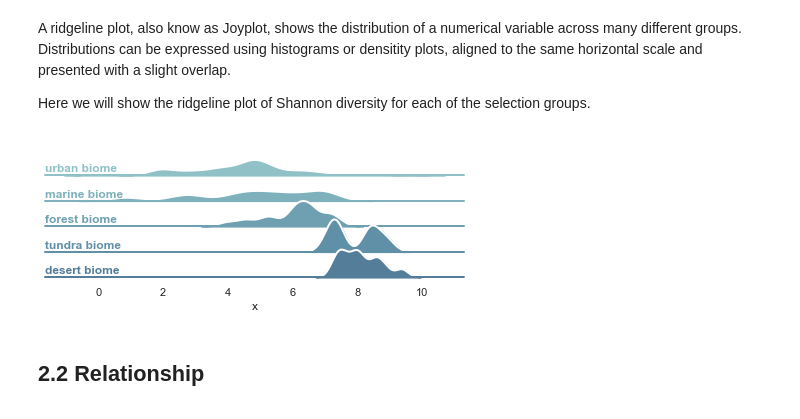
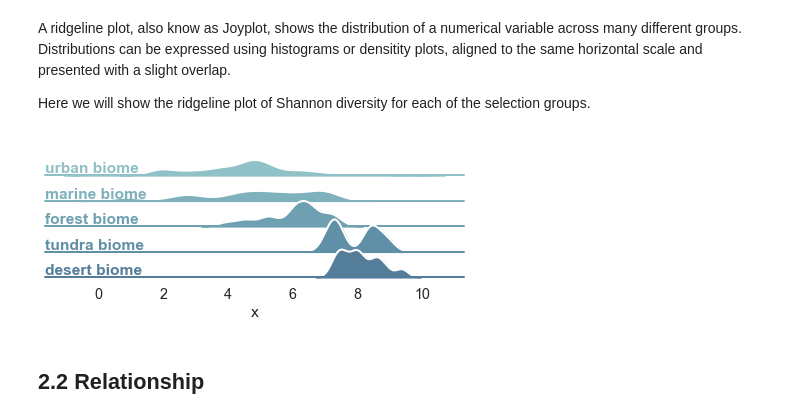
Before and after one commit to fsb-edu/DataVisualizationBook, a Jupyter notebook: DataVis_JB/chapters/chart_types.ipynb, the cells around one changed output. Cells and saved outputs as stored; diff of their text form; code cells hidden in the pictures.

```diff
--- a/DataVis_JB/chapters/chart_types.ipynb
+++ b/DataVis_JB/chapters/chart_types.ipynb
@@ -166,54 +173,38 @@ Here we will show the ridgeline plot of Shannon diversity for each of the select
 # %%
-def ridgeline(data):
-    """
-    Method to draw a Ridgeline plot from the data. The data passed to the functin has to be in the
-    following format: 2 columns where the first column should be the feature whose distribution will
-    be visualized and the second column should contain the categories.
-    """
+selection = data['env_biome'].isin(
+    ('urban biome', 'desert biome', 'marine biome', 'forest biome', 'tundra biome')
+)
+subset = data.loc[selection, :].iloc[:, 0:2] #selecting the columns that we need
+x = subset.iloc[:, 0]
+g = subset.iloc[:, 1]
+df = pd.DataFrame(dict(x=x, g=g))
 
+sns.set_theme(style="white", rc={"axes.facecolor": (0, 0, 0, 0)})
+with sns.plotting_context("notebook", font_scale=1.3):
+        #initialize the FacetGrid object
+        pal = sns.cubehelix_palette(10, rot=-.25, light=.7)
+        g = sns.FacetGrid(df, row="g", hue="g", aspect=15, height=.5, palette=pal)
 
-    sns.set_theme(style="white", rc={"axes.facecolor": (0, 0, 0, 0)})
-    x = data.iloc[:, 0]
-    g = data.iloc[:, 1]
-    df = pd.DataFrame(dict(x=x, g=g))
+        #draw the densities in a few steps
+        g.map(sns.kdeplot, "x",
+          bw_adjust=.5, clip_on=False,
+          fill=True, alpha=1, linewidth=1.5)
+        g.map(sns.kdeplot, "x", clip_on=False, color="w", lw=2, bw_adjust=.5)
 
-    #initialize the FacetGrid object
-    pal = sns.cubehelix_palette(10, rot=-.25, light=.7)
-    g = sns.FacetGrid(df, row="g", hue="g", aspect=15, height=.5, palette=pal)
+        # passing color=None to refline() uses the hue mapping
+        g.refline(y=0, linewidth=2, linestyle="-", color=None, clip_on=False)
 
-    #draw the densities in a few steps
-    g.map(sns.kdeplot, "x",
-      bw_adjust=.5, clip_on=False,
-      fill=True, alpha=1, linewidth=1.5)
-    g.map(sns.kdeplot, "x", clip_on=False, color="w", lw=2, bw_adjust=.5)
+        g.map(label, "x")
 
-    # passing color=None to refline() uses the hue mapping
-    g.refline(y=0, linewidth=2, linestyle="-", color=None, clip_on=False)
+        # Set the subplots to overlap
+        g.figure.subplots_adjust(hspace=-.25)
 
-    # Define and use a simple function to label the plot in axes coordinates
-    def label(x, color, label):
-        ax = plt.gca()
-        ax.text(0, .2, label, fontweight="bold", color=color,
-            ha="left", va="center", transform=ax.transAxes)
-
-    g.map(label, "x")
-
-    # Set the subplots to overlap
-    g.figure.subplots_adjust(hspace=-.25)
-
-    # Remove axes details that don't play well with overlap
-    g.set_titles("")
-    g.set(yticks=[], ylabel="")
-    g.despine(bottom=True, left=True)
+        # Remove axes details that don't play well with overlap
+        g.set_titles("")
+        g.set(yticks=[], ylabel="")
+        g.despine(bottom=True, left=True)
+# %% [output]
+[figure, added]
-# %%
-selection = data['env_biome'].isin(
-    ('urban biome', 'desert biome', 'marine biome', 'forest biome', 'tundra biome')
-)
-subset = data.loc[selection, :].iloc[:, 0:2] #selecting the columns that we need
-
-ridgeline(subset)
-# %% [output]
-[figure, removed]
 # %% [markdown]
 ## 2.2 Relationship
 # %% [markdown]
```
Also changed, not shown: parts of 9 cells of this notebook.
